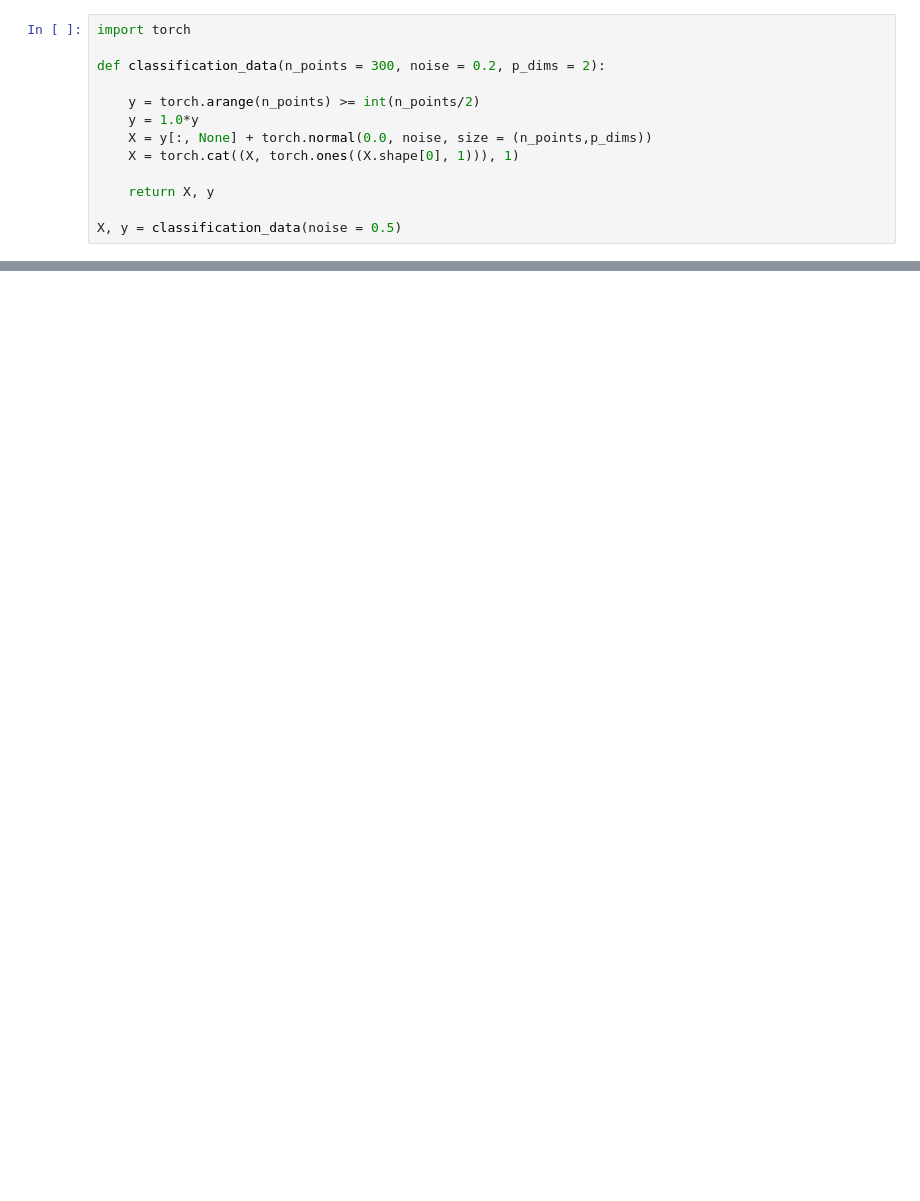
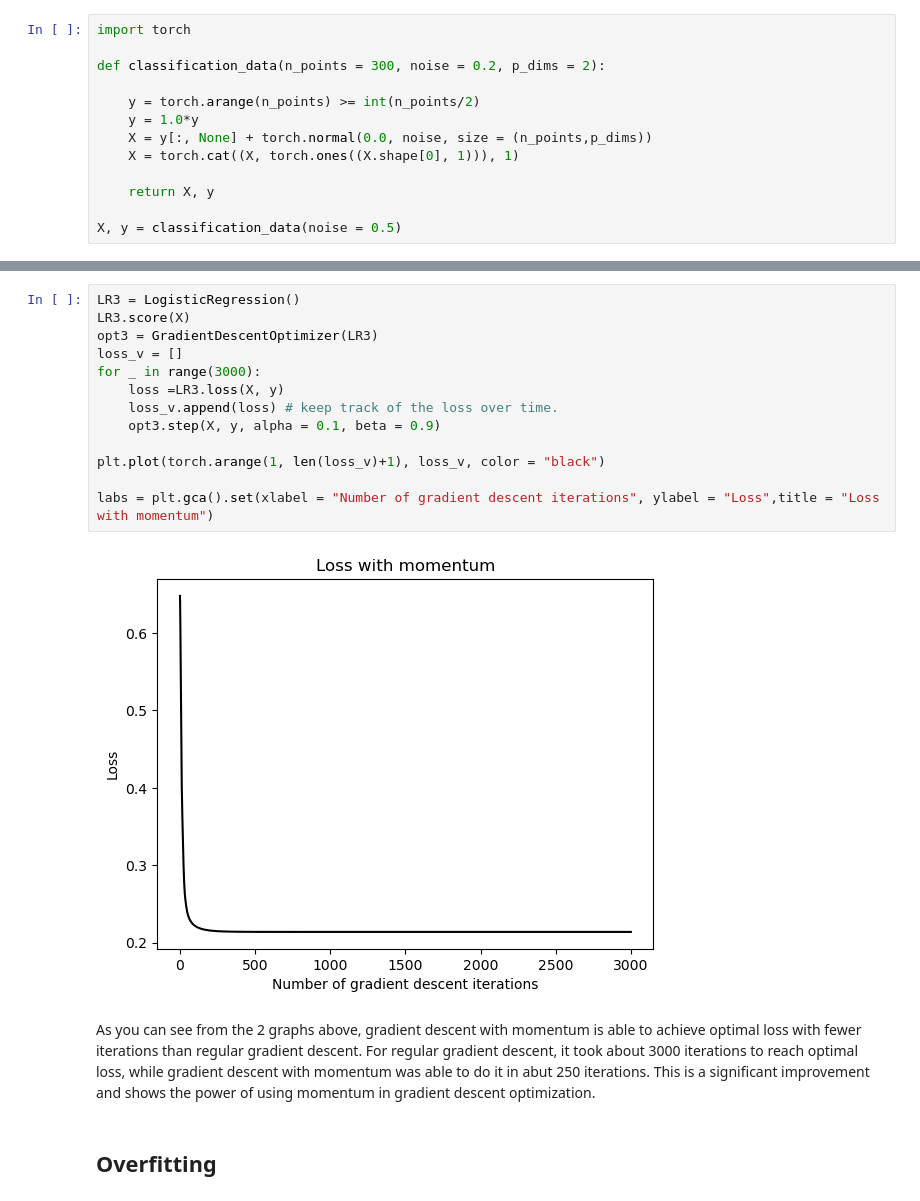
Before and after one commit to RobsanD23/github_RobsanD23, a Jupyter notebook: posts/logisitc_regression/index.ipynb, the cells around one changed output, grey strips where cells are left out. Saved outputs shown, nothing was run; the diff lists cells and outputs as text; blank space fills up the shorter version.

```diff
--- a/posts/logisitc_regression/index.ipynb
+++ b/posts/logisitc_regression/index.ipynb
@@ -29,0 +76,19 @@ X, y = classification_data(noise = 0.5)
+# %%
+LR3 = LogisticRegression()
+LR3.score(X)
+opt3 = GradientDescentOptimizer(LR3)
+loss_v = []
+for _ in range(3000):
+    loss =LR3.loss(X, y)
+    loss_v.append(loss) # keep track of the loss over time.
+    opt3.step(X, y, alpha = 0.1, beta = 0.9)
+
+plt.plot(torch.arange(1, len(loss_v)+1), loss_v, color = "black")
+
+labs = plt.gca().set(xlabel = "Number of gradient descent iterations", ylabel = "Loss",title = "Loss with momentum")
+# %% [output]
+[figure, added]
+# %% [markdown]
+As you can see from the 2 graphs above, gradient descent with momentum is able to achieve optimal loss with fewer iterations than regular gradient descent. For regular gradient descent, it took about 3000 iterations to reach optimal loss, while gradient descent with momentum was able to do it in abut 250 iterations. This is a significant improvement and shows the power of using momentum in gradient descent optimization.
+# %% [markdown]
+## Overfitting
```
Also changed, not shown: parts of 28 cells of this notebook, 10 other files.
